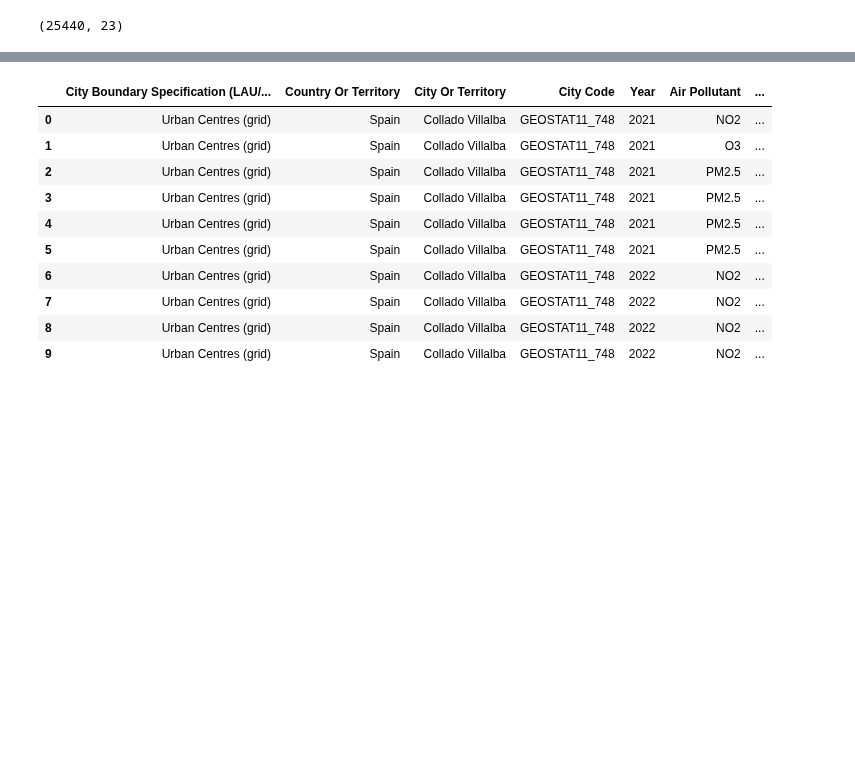
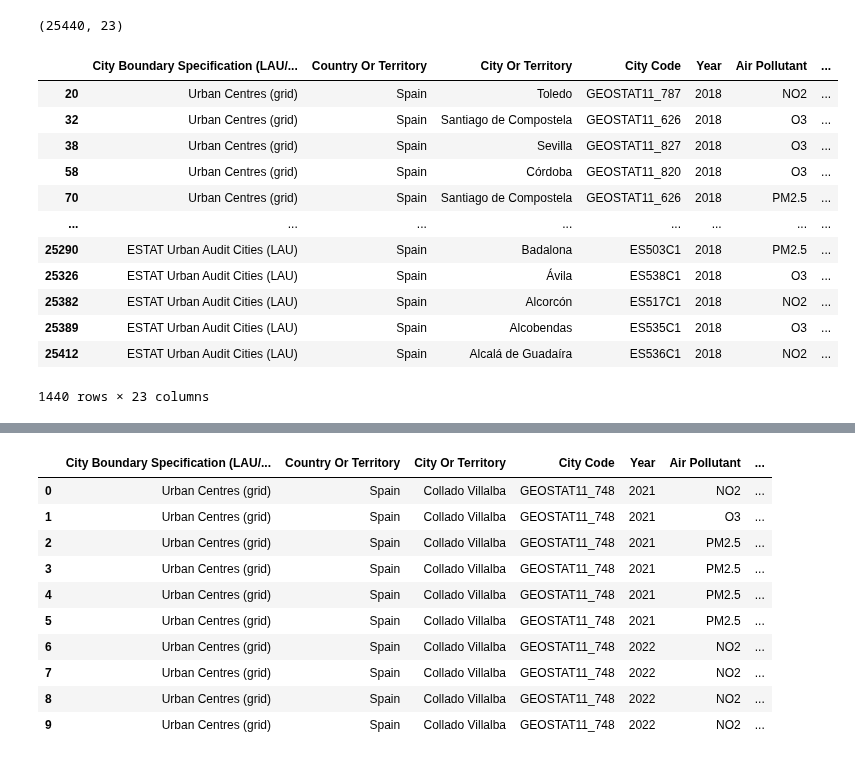
Before and after one commit to angulorojasmariaclaudia-coder/TRABAJO-FINAL-TECNICAS-DE-CIENCIAS-DE-DATOS, a Jupyter notebook: Configuración_de_Código.ipynb, the cells around one changed output, grey strips where cells are left out. Drawn from its saved outputs; the diff is of its cells as text; code cells hidden in the pictures; blank space fills up the shorter version.

```diff
--- a/Configuración_de_Código.ipynb
+++ b/Configuración_de_Código.ipynb
@@ -61,4 +61,18 @@ df.shape # numero de filas y columnas
 # %%
 df['Year'].value_counts() # años de estudio
 # %%
-df[df["Year"] == 2020] # ejemplo de ciudad (todas tienen las mismas caracteríticas)
+df[df["Year"] == 2018] # ejemplo de ciudad (todas tienen las mismas caracteríticas)
+# %% [output]
+|  | City Boundary Specification (LAU/... | Country Or Territory | City Or Territory | City Code | Year | Air Pollutant | ... |
+| 20 | Urban Centres (grid) | Spain | Toledo | GEOSTAT11_787 | 2018 | NO2 | ... |
+| 32 | Urban Centres (grid) | Spain | Santiago de Compostela | GEOSTAT11_626 | 2018 | O3 | ... |
+| 38 | Urban Centres (grid) | Spain | Sevilla | GEOSTAT11_827 | 2018 | O3 | ... |
+| 58 | Urban Centres (grid) | Spain | Córdoba | GEOSTAT11_820 | 2018 | O3 | ... |
+| 70 | Urban Centres (grid) | Spain | Santiago de Compostela | GEOSTAT11_626 | 2018 | PM2.5 | ... |
+| ... | ... | ... | ... | ... | ... | ... | ... |
+| 25290 | ESTAT Urban Audit Cities (LAU) | Spain | Badalona | ES503C1 | 2018 | PM2.5 | ... |
+| 25326 | ESTAT Urban Audit Cities (LAU) | Spain | Ávila | ES538C1 | 2018 | O3 | ... |
+| 25382 | ESTAT Urban Audit Cities (LAU) | Spain | Alcorcón | ES517C1 | 2018 | NO2 | ... |
+| 25389 | ESTAT Urban Audit Cities (LAU) | Spain | Alcobendas | ES535C1 | 2018 | O3 | ... |
+| 25412 | ESTAT Urban Audit Cities (LAU) | Spain | Alcalá de Guadaíra | ES536C1 | 2018 | NO2 | ... |
+1440 rows × 23 columns
```
Also changed, not shown: parts of 14 cells of this notebook.
